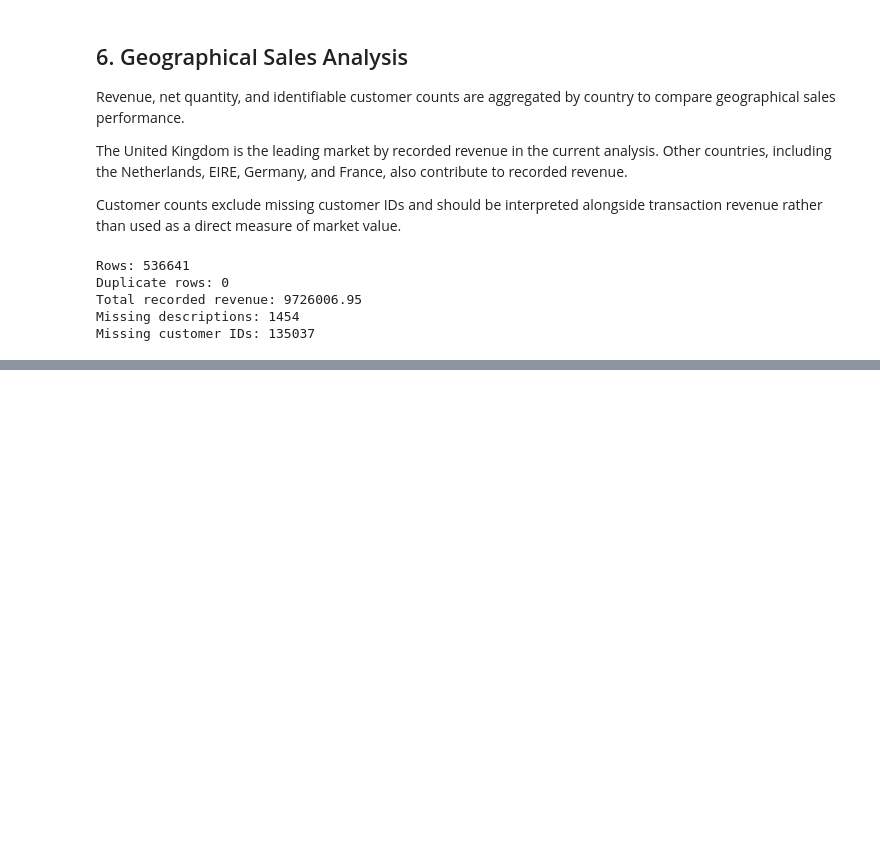
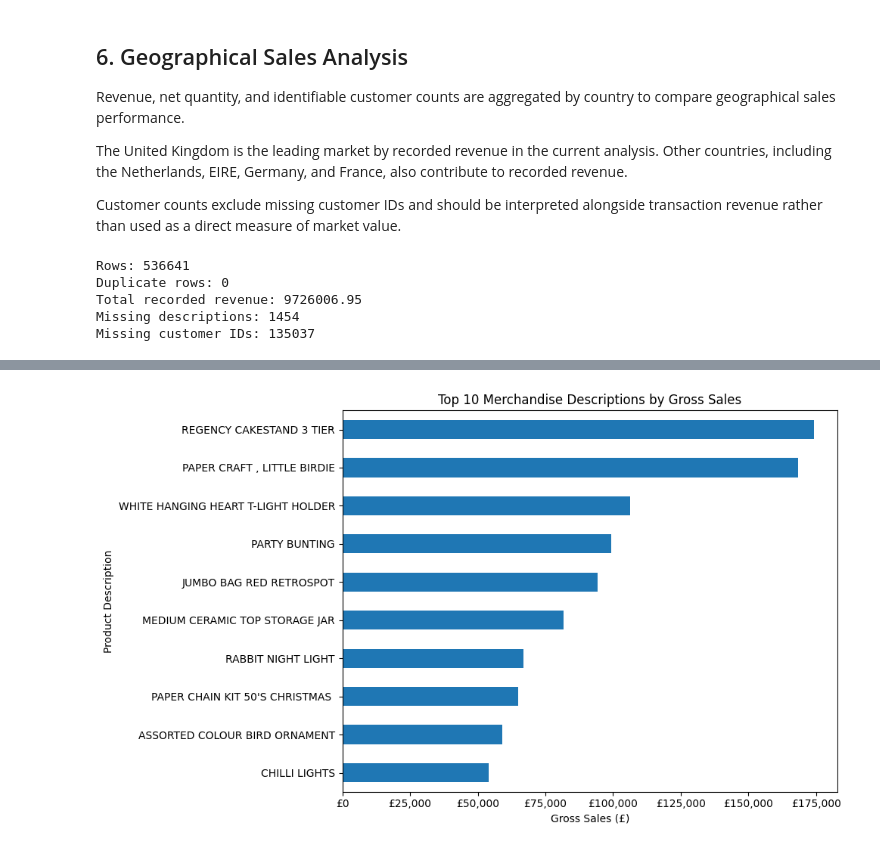
Before and after one commit to Ankitha2807/ecommerce-sales-analysis, a Jupyter notebook: notebooks/01_sales_analysis.ipynb, the cells around one changed output, grey strips where cells are left out. Cells and saved outputs as stored; diff of their text form; code cells hidden in the pictures; blank space fills up the shorter version.

```diff
--- a/notebooks/01_sales_analysis.ipynb
+++ b/notebooks/01_sales_analysis.ipynb
@@ -563,0 +960,57 @@ Missing customer IDs: 135037
+# %%
+
+# Create a merchandise-focused product ranking
+
+df_merchandise = df_sales.copy()
+
+# Normalize descriptions for consistent filtering
+df_merchandise["Description_Normalized"] = (
+    df_merchandise["Description"]
+    .str.strip()
+    .str.upper()
+)
+
+# Exclude known postage and manual charge entries
+non_merchandise = {
+    "POSTAGE",
+    "DOTCOM POSTAGE",
+    "MANUAL"
+}
+
+df_merchandise = df_merchandise[
+    ~df_merchandise["Description_Normalized"].isin(
+        non_merchandise
+    )
+].copy()
+
+top_products = (
+    df_merchandise
+    .groupby("Description")["SalesRevenue"]
+    .sum()
+    .sort_values(ascending=False)
+    .head(10)
+    .sort_values()
+)
+
+plt.figure(figsize=(10, 6))
+top_products.plot(kind="barh")
+
+plt.title("Top 10 Merchandise Descriptions by Gross Sales")
+plt.xlabel("Gross Sales (£)")
+plt.ylabel("Product Description")
+
+plt.gca().xaxis.set_major_formatter(
+    mtick.StrMethodFormatter("£{x:,.0f}")
+)
+
+plt.tight_layout()
+
+plt.savefig(
+    "../visualization/top_10_merchandise_by_sales.png",
+    dpi=300,
+    bbox_inches="tight"
+)
+
+plt.show()
+# %% [output]
+[figure, added]
```
Also changed, not shown: parts of 14 cells of this notebook, 5 other files.
